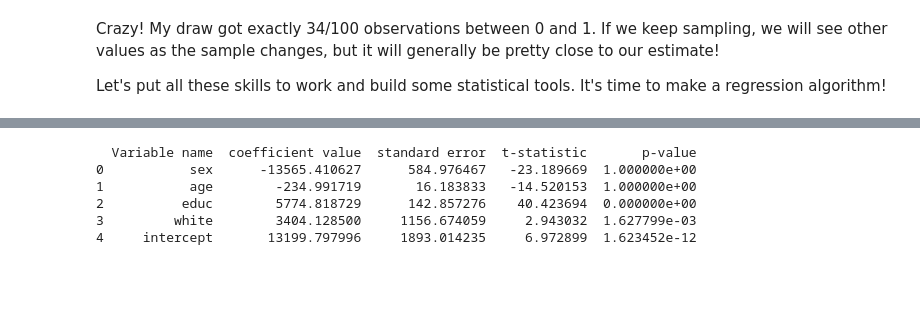
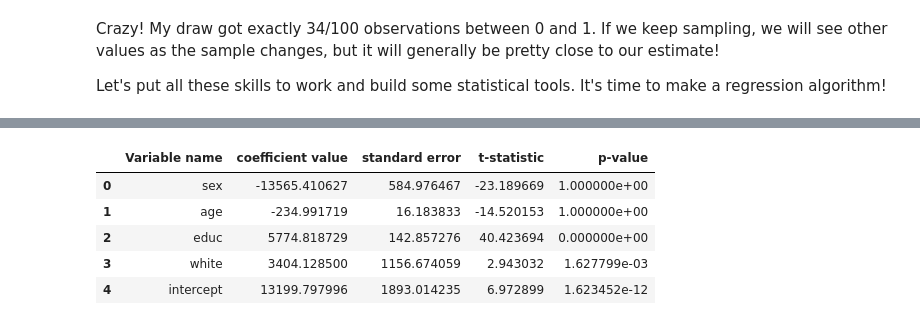
Before and after one commit to andrewdigiacomo27/econ8320-assignment-08, a Jupyter notebook: Lesson.ipynb, the cells around one changed output, grey strips where cells are left out. Drawn from its saved outputs; the diff is of its cells as text; code cells hidden in the pictures; blank space fills up the shorter version.

```diff
--- a/Lesson.ipynb
+++ b/Lesson.ipynb
@@ -413,7 +413,7 @@ import numpy as np
 from scipy.stats import t
 
 class RegressionModel(object):
-    def __init__(self, x, y, create_intercept=True, regression_type="ols"):
+    def __init__(self, x, y, create_intercept=True, regression_type="OLS"):
         self.x = pd.DataFrame(x)
         self.y = pd.DataFrame(y)
         self.create_intercept = create_intercept
@@ -421,13 +421,13 @@ class RegressionModel(object):
         self.results = {}
 
         if self.create_intercept:
-            if "intercept" not in self.x.columns:
                 self.add_intercept()
 
     def add_intercept(self):
-        self.x = x.assign(intercept=pd.Series([1]*np.shape(x)[0], index = self.x.index))
+        if "intercept" not in self.x.columns:
+            self.x = x.assign(intercept=pd.Series([1]*np.shape(self.x)[0], index = self.x.index))
     def ols_regression(self):
-        if self.regression_type == "ols":                                #key is variable
+        if self.regression_type == "OLS":                                #key is variable
             X = np.array(self.x)
             Y = np.array(self.y).reshape(-1,1)
             n, k = X.shape                                               #df parameters
@@ -456,38 +456,39 @@ class RegressionModel(object):
         var_name = []
         coef_value = []
         standardError = []
         t_stat = []
         p_value = []
 
         for key, value in self.results.items():
             var_name.append(key)
             coef_value.append(value['coefficient'])
             standardError.append(value['standard_error'])
             t_stat.append(value['t_stat'])
             p_value.append(value['p_value'])
 
 
         table_summary = pd.DataFrame({
             "Variable name": var_name,
             "coefficient value": coef_value,
             "standard error": standardError,
             "t-statistic": t_stat,
             "p-value": p_value
             })
 
+        table_summary.to_string(index = False)
         return table_summary
 
 data = pd.read_csv("tests/files/assignment8Data.csv")
 x = data[['sex','age','educ','white']]
 y = data['incwage']
 reg = RegressionModel(x, y, create_intercept=True)
 
-w = reg.ols_regression()
-print(reg.summary())
+reg.ols_regression()
+reg.summary()
 # %% [output]
-  Variable name  coefficient value  standard error  t-statistic       p-value
-0           sex      -13565.410627      584.976467   -23.189669  1.000000e+00
-1           age        -234.991719       16.183833   -14.520153  1.000000e+00
-2          educ        5774.818729      142.857276    40.423694  0.000000e+00
-3         white        3404.128500     1156.674059     2.943032  1.627799e-03
-4     intercept       13199.797996     1893.014235     6.972899  1.623452e-12
+|  | Variable name | coefficient value | standard error | t-statistic | p-value |
+| 0 | sex | -13565.410627 | 584.976467 | -23.189669 | 1.000000e+00 |
+| 1 | age | -234.991719 | 16.183833 | -14.520153 | 1.000000e+00 |
+| 2 | educ | 5774.818729 | 142.857276 | 40.423694 | 0.000000e+00 |
+| 3 | white | 3404.128500 | 1156.674059 | 2.943032 | 1.627799e-03 |
+| 4 | intercept | 13199.797996 | 1893.014235 | 6.972899 | 1.623452e-12 |
```
